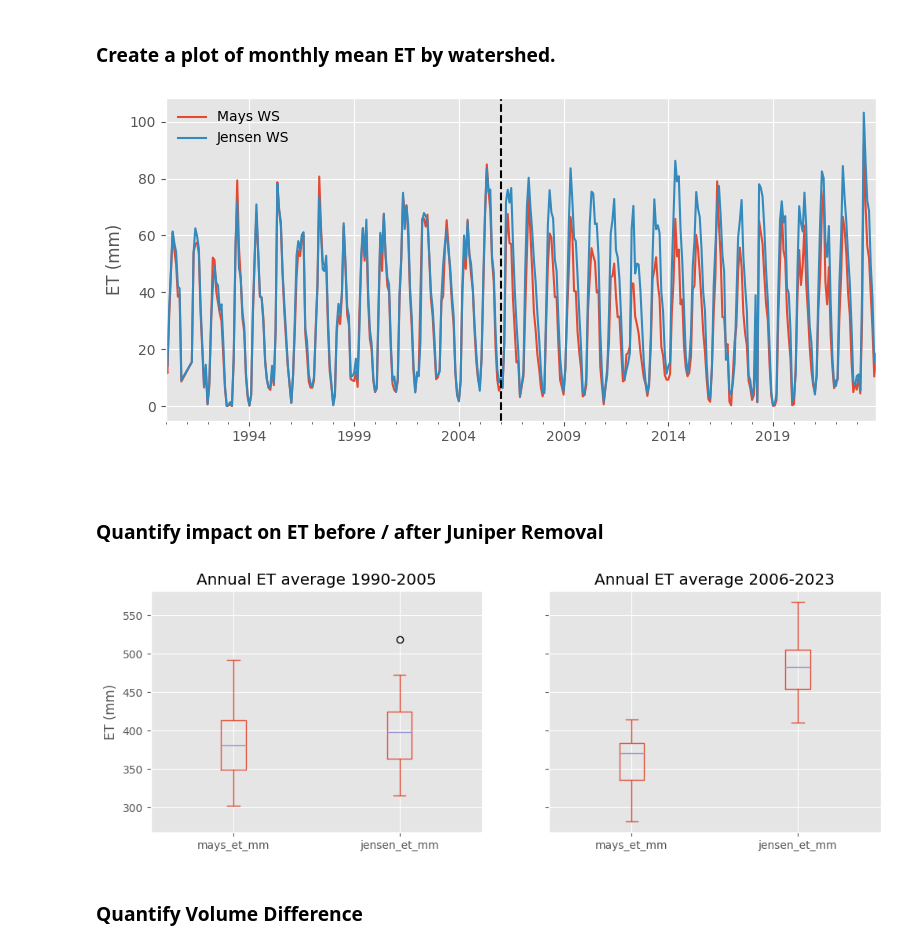
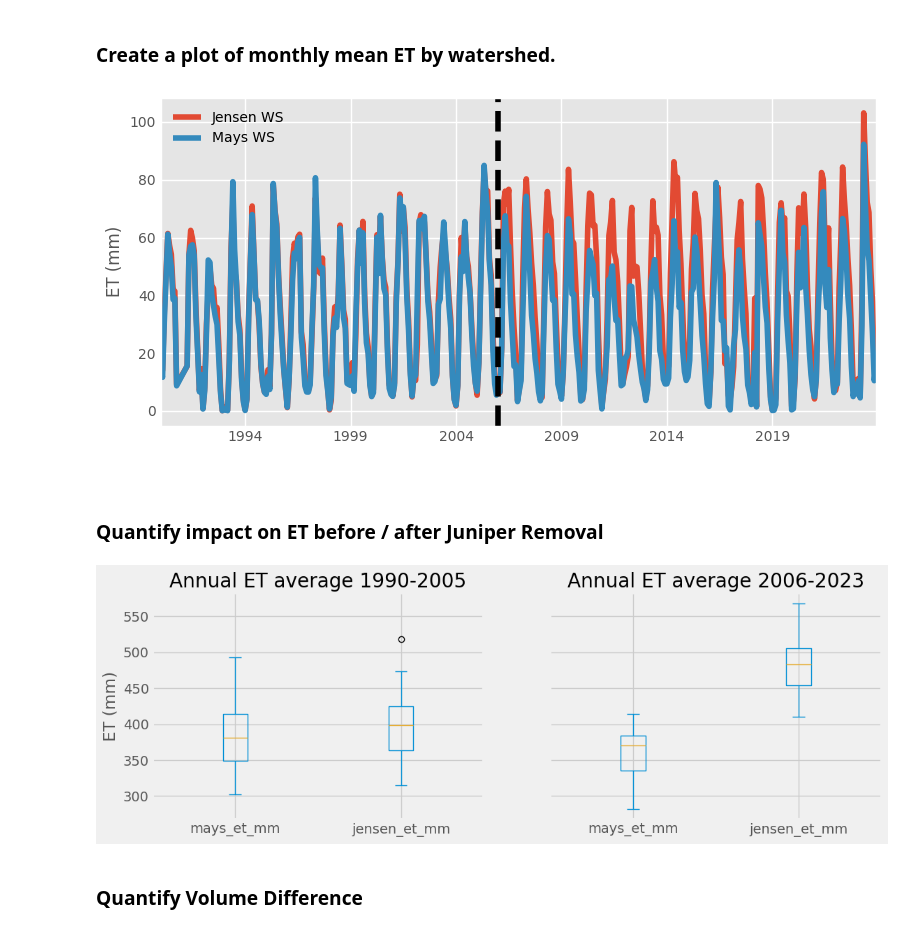
Before and after one commit to sciencebyAJ/OWRD_Training_20240927, a Jupyter notebook: Example_4_OpenET_JuniperRemovalPairedWS.ipynb, the cells around one changed output. Cells and saved outputs as stored; diff of their text form; code cells hidden in the pictures.

```diff
--- a/Example_4_OpenET_JuniperRemovalPairedWS.ipynb
+++ b/Example_4_OpenET_JuniperRemovalPairedWS.ipynb
@@ -234,8 +234,9 @@ both_df
 plt.style.use('ggplot')
 fig, axs = plt.subplots(1,1, figsize=(8, 4))
 axs.set_ylabel('ET (mm)')
+both_df.jensen_et_mm.plot(label='Jensen WS',ax=axs)
+
 both_df.mays_et_mm.plot(label='Mays WS',ax=axs)
-both_df.jensen_et_mm.plot(label='Jensen WS',ax=axs)
 axs.axvline("2006-01-01", color="black", linestyle="dashed")
 
 axs.legend(frameon=False)
@@ -243,19 +244,20 @@ axs.set_xlabel(' ')
 fig.tight_layout()
 fig.savefig('PairedWatershed_JuniperPineEval.png')
 # %% [output]
-[figure, old version]
+[figure, new version]
 # %% [markdown]
 ### Quantify impact on ET before / after Juniper Removal
 # %%
+plt.style.use('fivethirtyeight')
 fig,axs = plt.subplots(1,2,figsize=(12,4),sharey=True)
 ann_dif = both_df.resample('1Y').sum()
 ann_dif['1990-01-01':'2005-12-31'][['mays_et_mm', 'jensen_et_mm']].plot(kind='box', ax=axs[0])
 axs[0].title.set_text('Annual ET average 1990-2005')
 axs[0].set_ylabel('ET (mm)')
 ann_dif['2006-01-01':'2023-12-31'][['mays_et_mm', 'jensen_et_mm']].plot(kind='box', ax=axs[1])
 axs[1].title.set_text('Annual ET average 2006-2023')
 plt.show()
 # %% [output]
-[figure, old version]
+[figure, new version]
 # %% [markdown]
 ### Quantify Volume Difference
```
Also changed, not shown: parts of 5 cells of this notebook.
